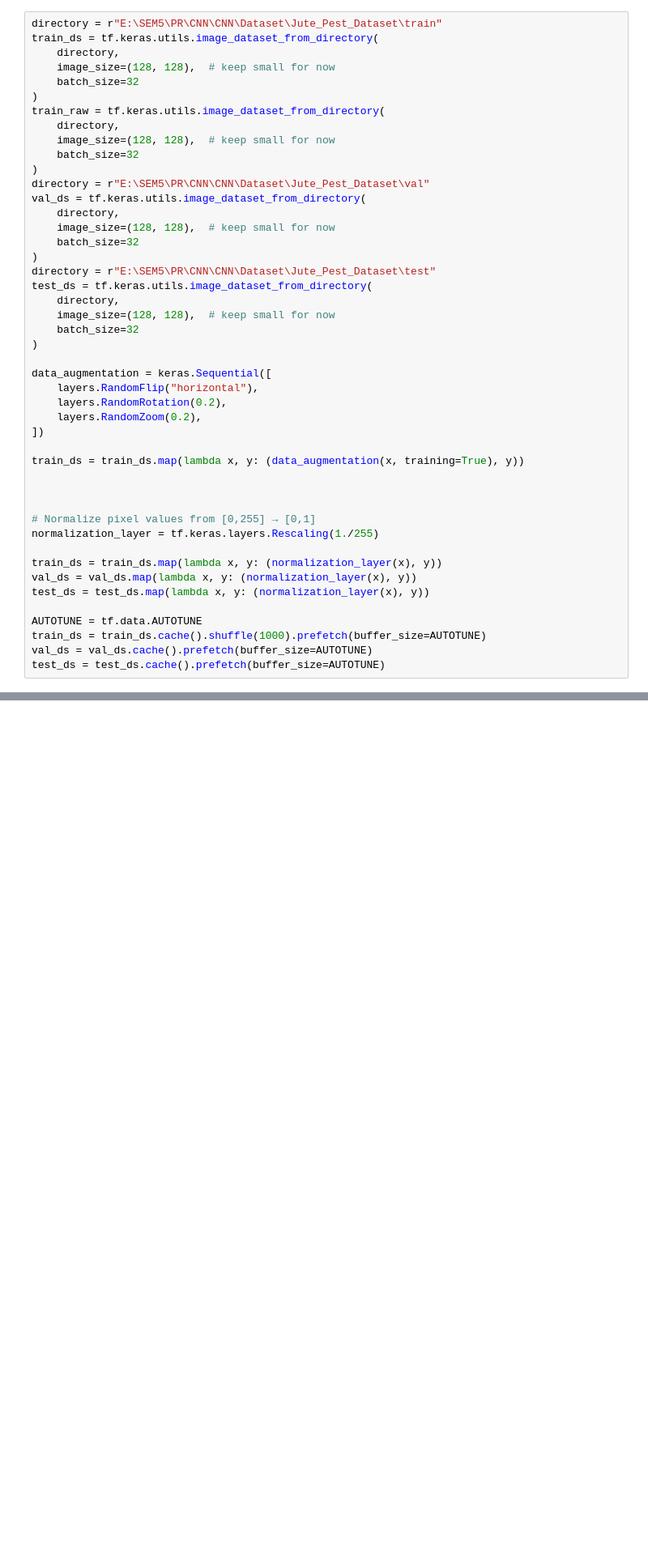
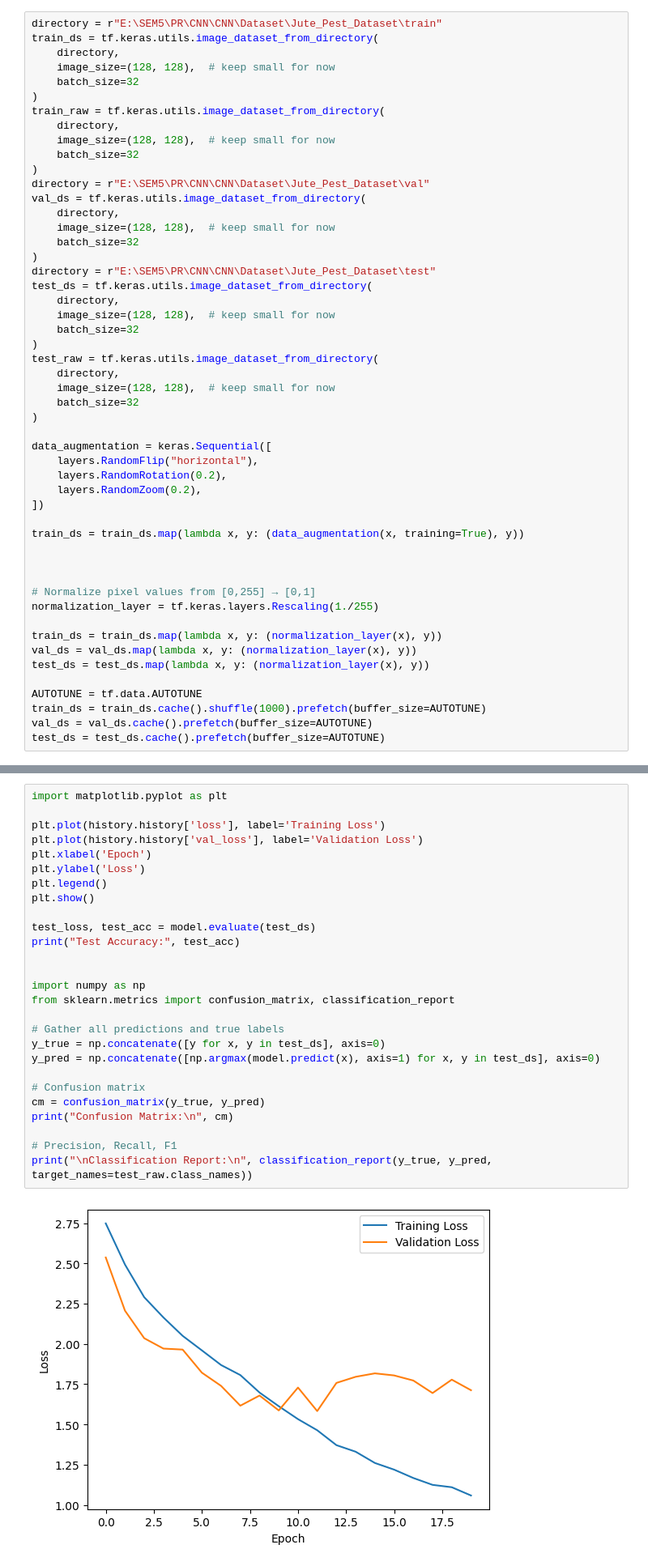
Before and after one commit to induwara-iluk/CNN, a Jupyter notebook: Main_noteBook.ipynb, the cells around one changed output, grey strips where cells are left out. Shown at 81% size. Saved outputs shown, nothing was run; the diff lists cells and outputs as text; blank space fills up the shorter version.

Commit message:
new models

```diff
--- a/Main_noteBook.ipynb
+++ b/Main_noteBook.ipynb
@@ -250,6 +237,11 @@ val_ds = tf.keras.utils.image_dataset_from_directory(
 )
 directory = r"E:\SEM5\PR\CNN\CNN\Dataset\Jute_Pest_Dataset\test"
 test_ds = tf.keras.utils.image_dataset_from_directory(
+    directory,
+    image_size=(128, 128),  # keep small for now
+    batch_size=32
+)
+test_raw = tf.keras.utils.image_dataset_from_directory(
     directory,
     image_size=(128, 128),  # keep small for now
     batch_size=32
@@ -327,0 +324,29 @@ KeyboardInterrupt:
+# %%
+import matplotlib.pyplot as plt
+
+plt.plot(history.history['loss'], label='Training Loss')
+plt.plot(history.history['val_loss'], label='Validation Loss')
+plt.xlabel('Epoch')
+plt.ylabel('Loss')
+plt.legend()
+plt.show()
+
+test_loss, test_acc = model.evaluate(test_ds)
+print("Test Accuracy:", test_acc)
+
+
+import numpy as np
+from sklearn.metrics import confusion_matrix, classification_report
+
+# Gather all predictions and true labels
+y_true = np.concatenate([y for x, y in test_ds], axis=0)
+y_pred = np.concatenate([np.argmax(model.predict(x), axis=1) for x, y in test_ds], axis=0)
+
+# Confusion matrix
+cm = confusion_matrix(y_true, y_pred)
+print("Confusion Matrix:\n", cm)
+
+# Precision, Recall, F1
+print("\nClassification Report:\n", classification_report(y_true, y_pred, target_names=test_raw.class_names))
+# %% [output]
+[figure, added]
```
Also changed, not shown: parts of 16 cells of this notebook.
